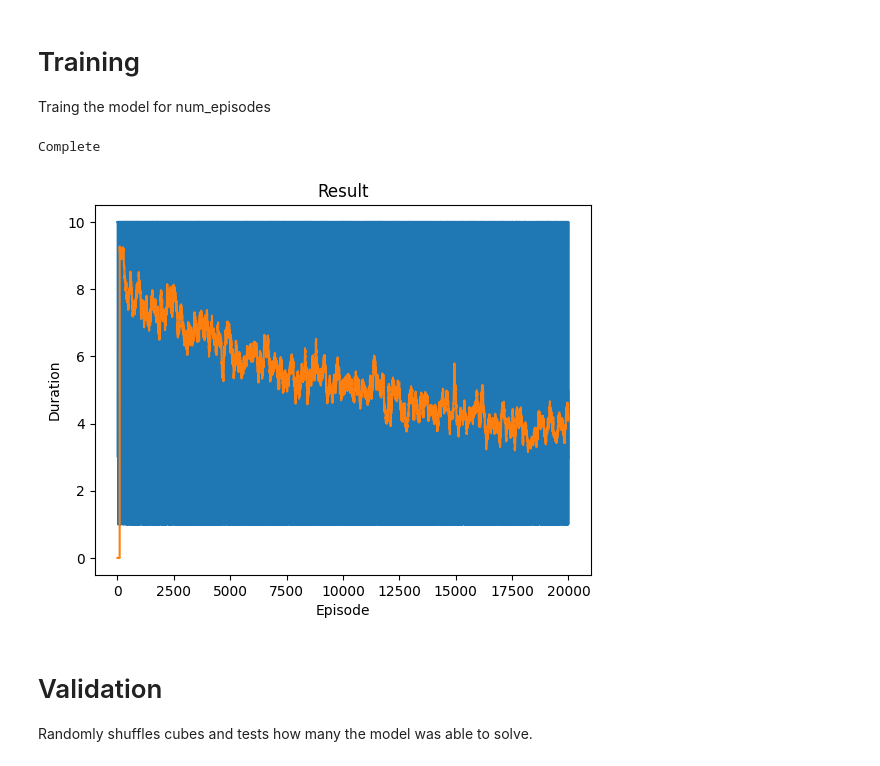
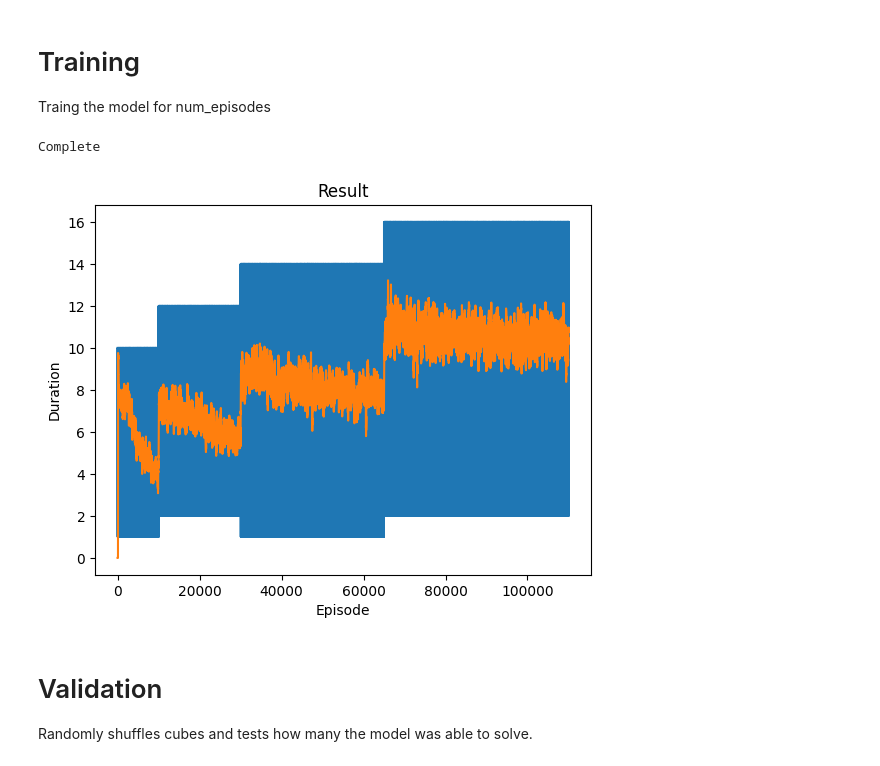
Before and after one commit to YusufHosny/rlbix, a Jupyter notebook: rlbix.ipynb, the cells around one changed output. Saved outputs shown, nothing was run; the diff lists cells and outputs as text; code cells hidden in the pictures.

```diff
--- a/rlbix.ipynb
+++ b/rlbix.ipynb
@@ -43,7 +43,7 @@ GAMMA = 0.9
 EPS_START = 0.15
 EPS_END = 0.05
 EPS_DECAY = 15_000
-TAU = 0.005
+TAU = 0.01
 LR = 1e-4
 MAX_DURATION = 9
 
@@ -177,66 +177,73 @@ def optimize_model():
 # Training
 Traing the model for num_episodes
 # %%
-num_episodes = 20_000
+num_shuffle_increases = 4
+nums_episodes = [10_000, 20_000, 35_000, 45_000]
 num_logs = 50
 
-for i_log in range(num_logs):
-    for i_episode in range(num_episodes//num_logs):
-        # Initialize the environment and get its state
-        cube.reset()
-        state = cube.shuffle(3)
-        state = torch.tensor(state, dtype=torch.float, device=device).unsqueeze(0)
-        for t in count():
-            # get next action
-            action_index = select_action(state)
-            action = cube.moves[action_index.item()]
-            next_state = action()
 
-            # check if cube is solved or if max steps reached
-            terminated = (next_state == solved_state).all()
-            truncated = (t == MAX_DURATION)
-            done = terminated or truncated
+for i_shuff in range(num_shuffle_increases):
+    shuffle_dist = 3 + i_shuff
+    max_dur = MAX_DURATION + i_shuff*2
+    num_episodes = nums_episodes[i_shuff]
 
-            # give reward if cube is solved only
-            reward = 1 if terminated else 0
-            reward = torch.tensor([reward], device=device)
+    for i_log in range(num_logs):
+        for i_episode in range(num_episodes//num_logs):
+            # Initialize the environment and get its state
+            cube.reset()
+            state = cube.shuffle(shuffle_dist)
+            state = torch.tensor(state, dtype=torch.float, device=device).unsqueeze(0)
+            for t in count():
+                # get next action
+                action_index = select_action(state)
+                action = cube.moves[action_index.item()]
+                next_state = action()
 
-            # if solved, there is no next state
-            if not terminated: next_state = torch.tensor(next_state, device=device).unsqueeze(0)
-            else: next_state = None
+                # check if cube is solved or if max steps reached
+                terminated = (next_state == solved_state).all()
+                truncated = (t == max_dur)
+                done = terminated or truncated
 
-            # Store the current transition in replay memory
-            memory.push(state, action_index, next_state, reward)
+                # give reward if cube is solved only
+                reward = 1 if terminated else 0
+                reward = torch.tensor([reward], device=device)
 
-            # Move to the next state
-            state = next_state
+                # if solved, there is no next state
+                if not terminated: next_state = torch.tensor(next_state, device=device).unsqueeze(0)
+                else: next_state = None
 
-            # Perform one step of the optimization (on the policy network)
-            optimize_model()
+                # Store the current transition in replay memory
+                memory.push(state, action_index, next_state, reward)
 
-            # Soft update of the target network's weights
-            # θ′ ← τ θ + (1 −τ )θ′
-            # low pass filter
-            target_net_state_dict = target_net.state_dict()
-            policy_net_state_dict = policy_net.state_dict()
-            for key in policy_net_state_dict:
-                target_net_state_dict[key] = policy_net_state_dict[key]*TAU + target_net_state_dict[key]*(1-TAU)
-            target_net.load_state_dict(target_net_state_dict)
+                # Move to the next state
+                state = next_state
 
-            if done:
-                episode_durations.append(t + 1)
-                break
+                # Perform one step of the optimization (on the policy network)
+                optimize_model()
 
-    # log
-    plot_durations()
+                # Soft update of the target network's weights
+                # θ′ ← τ θ + (1 −τ )θ′
+                # low pass filter
+                target_net_state_dict = target_net.state_dict()
+                policy_net_state_dict = policy_net.state_dict()
+                for key in policy_net_state_dict:
+                    target_net_state_dict[key] = policy_net_state_dict[key]*TAU + target_net_state_dict[key]*(1-TAU)
+                target_net.load_state_dict(target_net_state_dict)
+
+                if done:
+                    episode_durations.append(t + 1)
+                    break
+
+        # log
+        plot_durations()
 
 print('Complete')
 plot_durations(show_result=True)
 plt.ioff()
 plt.show()
 # %% [output]
 Complete
-[figure, old version]
+[figure, new version]
 # %% [markdown]
 # Validation
 Randomly shuffles cubes and tests how many the model was able to solve.
```
Also changed, not shown: parts of 8 cells of this notebook, 3 other files.
